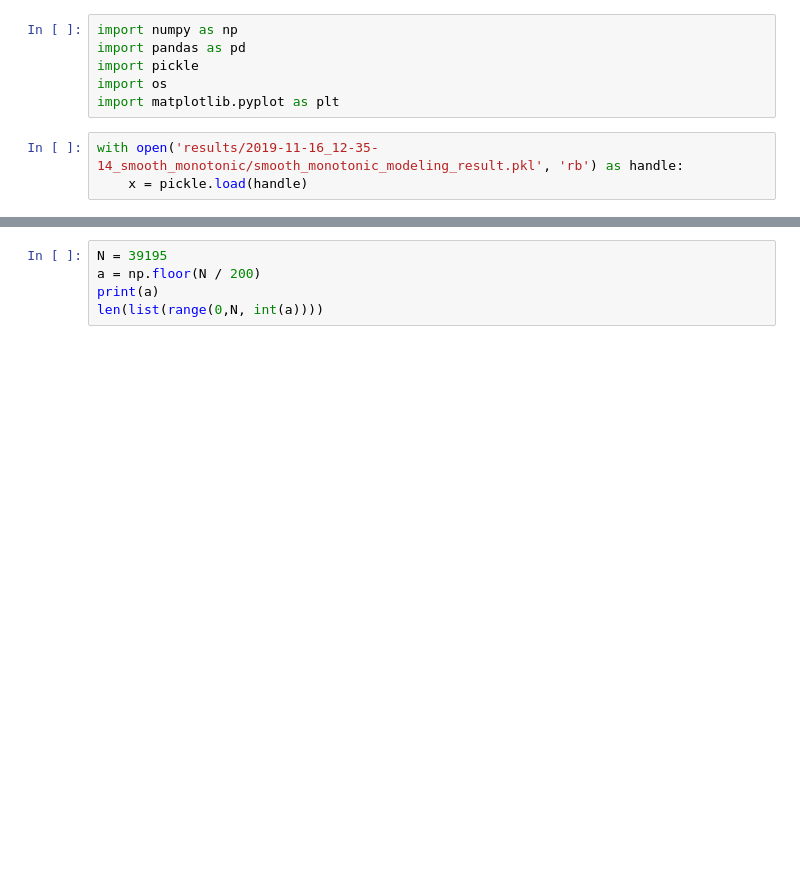
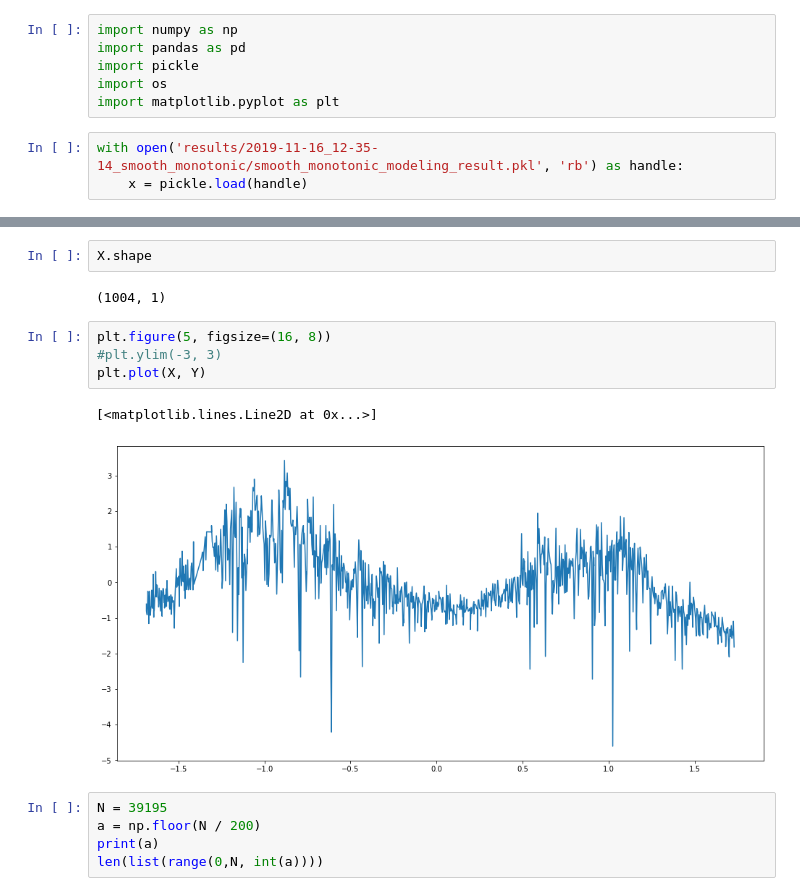
Before and after one commit to roksikonja/dslab_virgo_tsi, a Jupyter notebook: SmoothingFinalResult.ipynb, the cells around one changed output, grey strips where cells are left out. Saved outputs shown, nothing was run; the diff lists cells and outputs as text; blank space fills up the shorter version.

```diff
--- a/SmoothingFinalResult.ipynb
+++ b/SmoothingFinalResult.ipynb
@@ -18,3 +26,14 @@ np.size(time_subsample)
+# %%
+X.shape
+# %% [output]
+(1004, 1)
+# %%
+plt.figure(5, figsize=(16, 8))
+#plt.ylim(-3, 3)
+plt.plot(X, Y)
+# %% [output]
+[<matplotlib.lines.Line2D at 0x...>]
+[figure, added]
 # %%
 N = 39195
 a = np.floor(N / 200)
```
Also changed, not shown: parts of 10 cells of this notebook, 1 other file.
